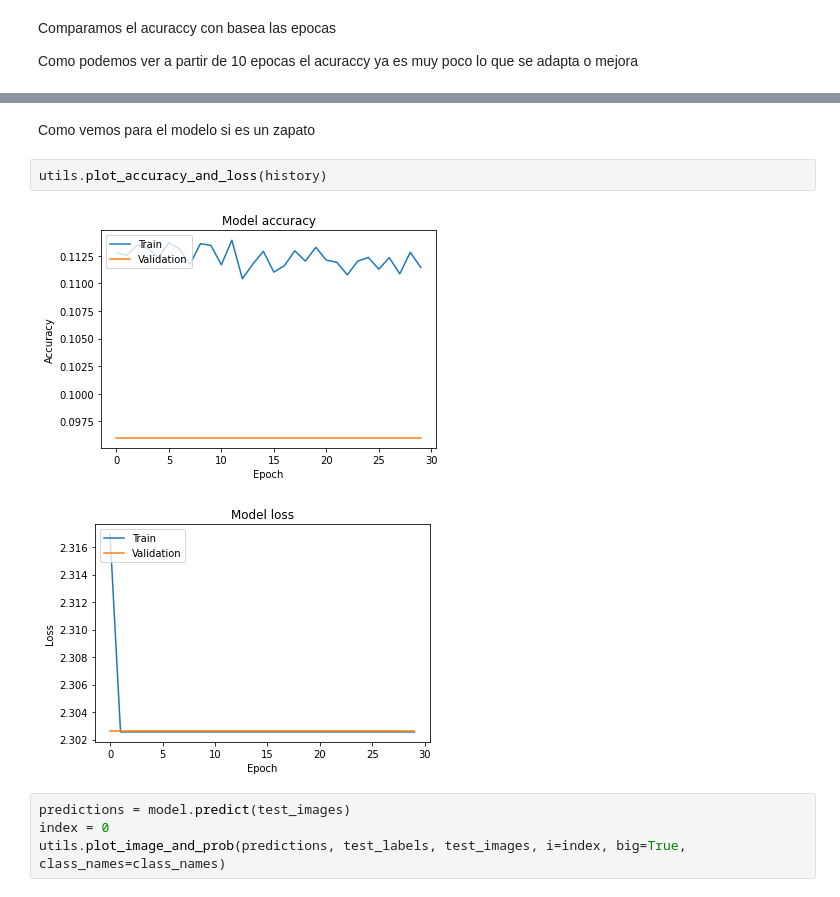
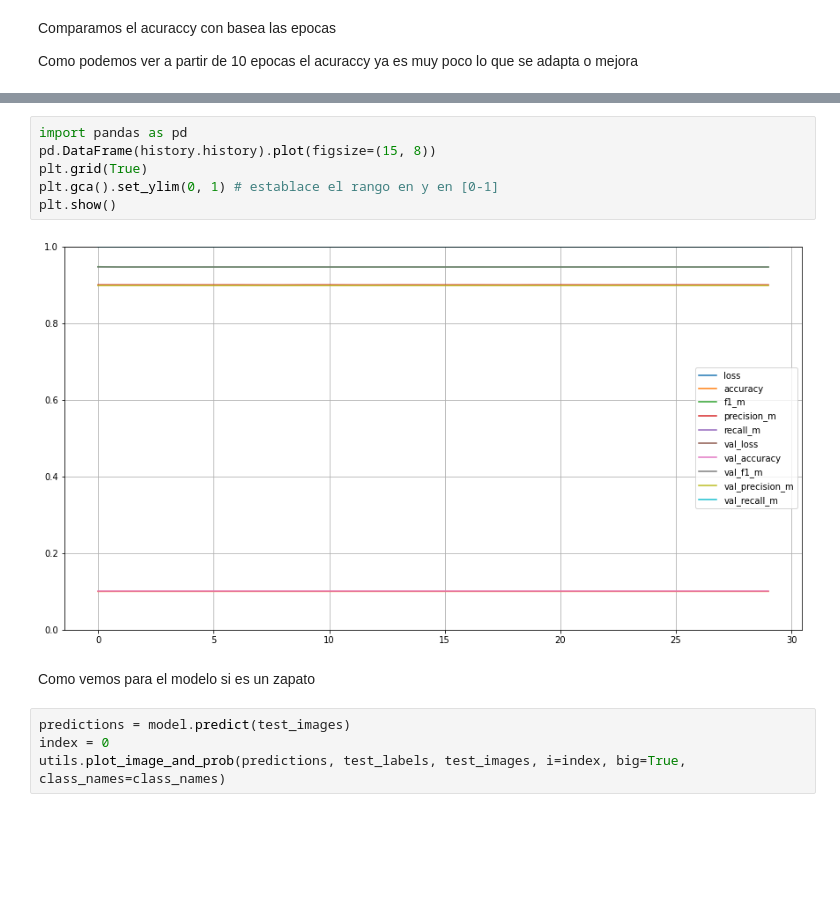
Before and after one commit to vale314/GLAMUR-IA, a Jupyter notebook: GLAMUR01.ipynb, the cells around one changed output, grey strips where cells are left out. Drawn from its saved outputs; the diff is of its cells as text; blank space fills up the shorter version.

```diff
--- a/GLAMUR01.ipynb
+++ b/GLAMUR01.ipynb
@@ -263,10 +297,13 @@ plt.show()
+# %%
+import pandas as pd
+pd.DataFrame(history.history).plot(figsize=(15, 8))
+plt.grid(True)
+plt.gca().set_ylim(0, 1) # establace el rango en y en [0-1]
+plt.show()
+# %% [output]
+[figure, added]
 # %% [markdown]
 Como vemos para el modelo si es un zapato
-# %%
-utils.plot_accuracy_and_loss(history)
-# %% [output]
-[figure, removed]
-[figure, removed]
 # %%
 predictions = model.predict(test_images)
 index = 0
```
Also changed, not shown: parts of 19 cells of this notebook.
